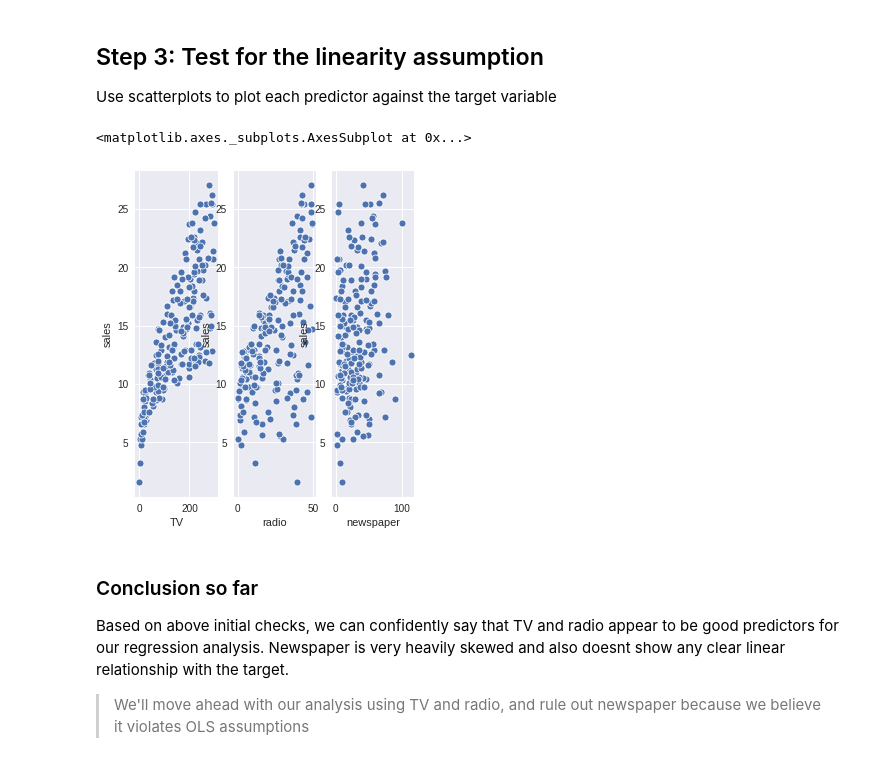
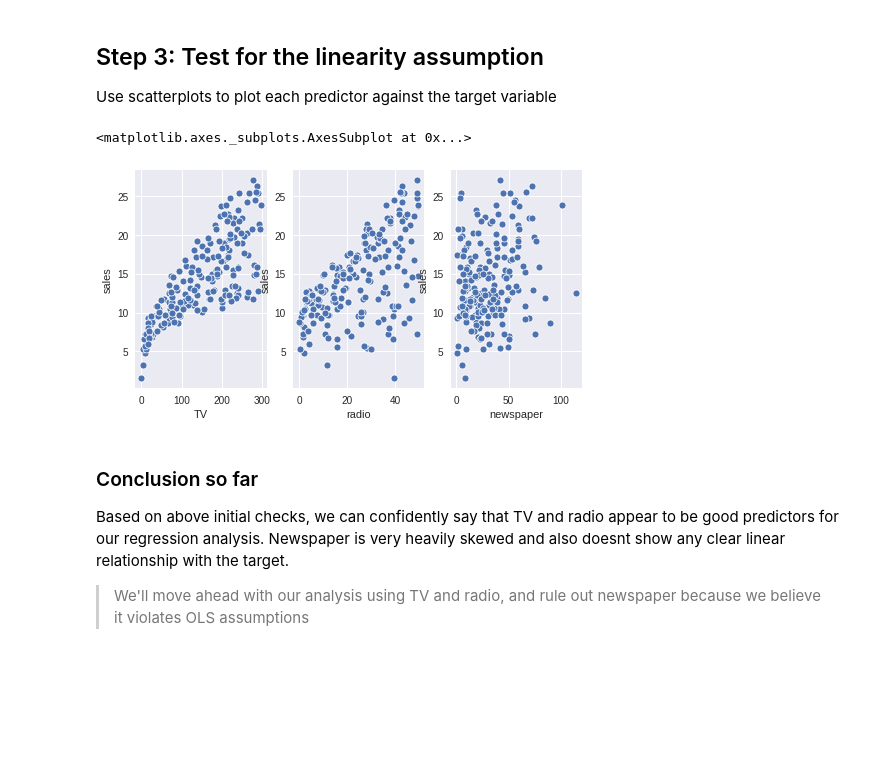
Before and after one commit to fcoba/dsc-ols-statsmodels-lab-dc-ds-career-042219, a Jupyter notebook: index.ipynb, the cells around one changed output. Drawn from its saved outputs; the diff is of its cells as text; code cells hidden in the pictures; blank space fills up the shorter version.

```diff
--- a/index.ipynb
+++ b/index.ipynb
@@ -93,16 +93,17 @@ sns.distplot(df['sales'])
 Use scatterplots to plot each predictor against the target variable
 # %%
 # visualize the relationship between the preditors and the target using scatterplots
-fig = plt.figure(figsize=(8,6))
+fig = plt.figure(figsize=(8,4))
 ax1 = fig.add_subplot(1,3,1)
 ax2 = fig.add_subplot(1,3,2)
 ax3 = fig.add_subplot(1,3,3)
 sns.scatterplot(df['TV'], df['sales'],ax=ax1)
 sns.scatterplot(df['radio'], df['sales'],ax=ax2)
 sns.scatterplot(df['newspaper'], df['sales'],ax=ax3)
+ax2.set
 # %% [output]
 <matplotlib.axes._subplots.AxesSubplot at 0x...>
-[figure, old version]
+[figure, new version]
 # %%
 # Record yor observations on linearity here
 # %% [markdown]
```
